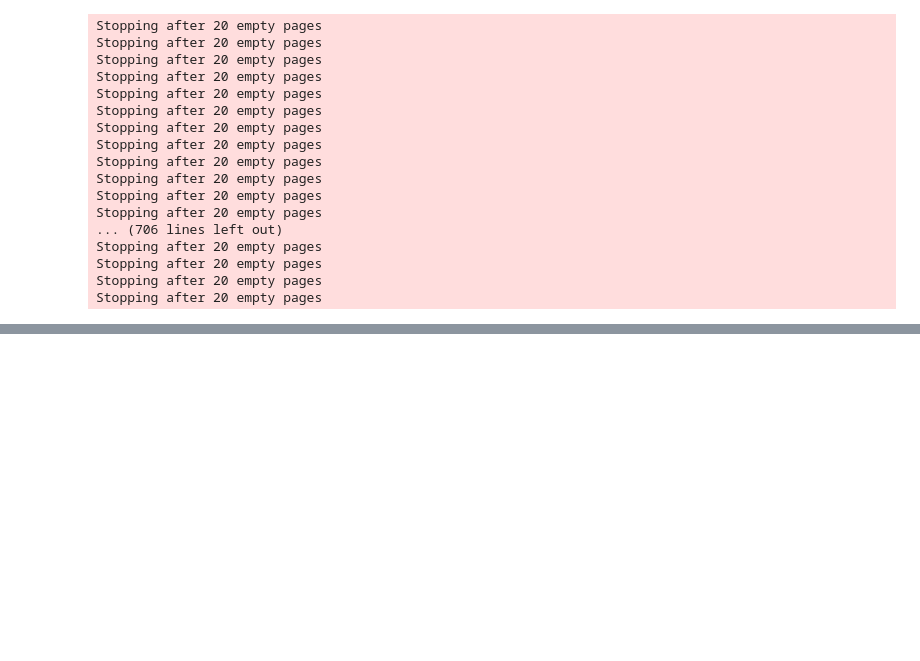
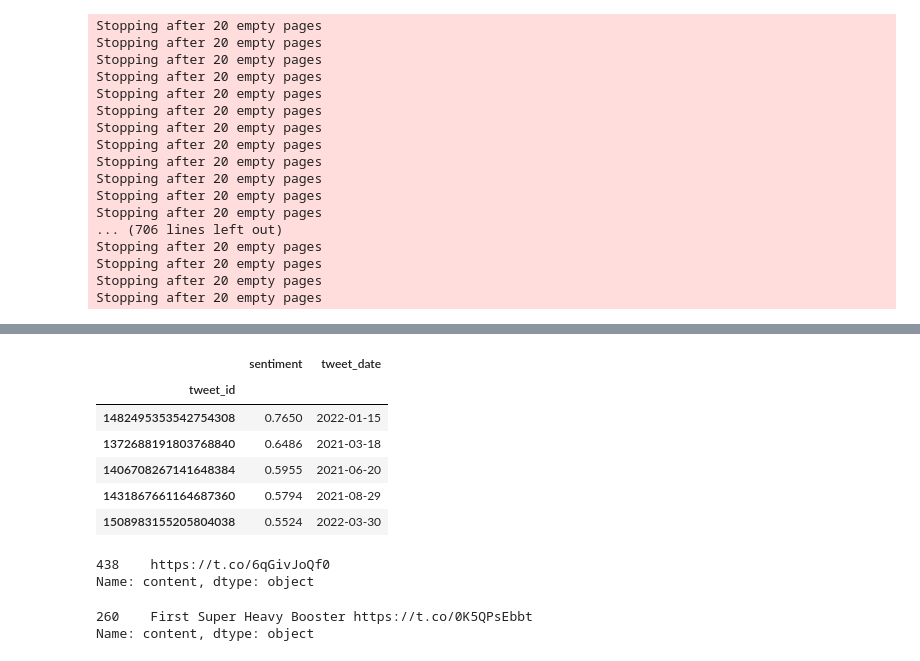
Before and after one commit to szymon-kalkowski/computational-intelligence, a Jupyter notebook: musk/musk.ipynb, the cells around one changed output, grey strips where cells are left out. Cells and saved outputs as stored; diff of their text form; code cells hidden in the pictures; blank space fills up the shorter version.

```diff
--- a/musk/musk.ipynb
+++ b/musk/musk.ipynb
@@ -97,0 +200,23 @@ df.shape
+# %%
+daily_sentiment_df.sort_values(by=['sentiment'], ascending=False).head(5)
+# %% [output]
+|  | sentiment | tweet_date |
+| tweet_id |  |  |
+| 1482495353542754308 | 0.7650 | 2022-01-15 |
+| 1372688191803768840 | 0.6486 | 2021-03-18 |
+| 1406708267141648384 | 0.5955 | 2021-06-20 |
+| 1431867661164687360 | 0.5794 | 2021-08-29 |
+| 1508983155205804038 | 0.5524 | 2022-03-30 |
+# %%
+tweets_df = pd.read_csv('elonmusk_tweets.csv')
+t = tweets_df[tweets_df['id'] == 1482495353542754308]
+print(t.content)
+# %% [output]
+438    https://t.co/6qGivJoQf0
+Name: content, dtype: object
+# %%
+t = tweets_df[tweets_df['id'] == 1372688191803768840]
+print(t.content)
+# %% [output]
+260    First Super Heavy Booster https://t.co/0K5QPsEbbt
+Name: content, dtype: object
```
Also changed, not shown: parts of 23 cells of this notebook, 4 other files.
